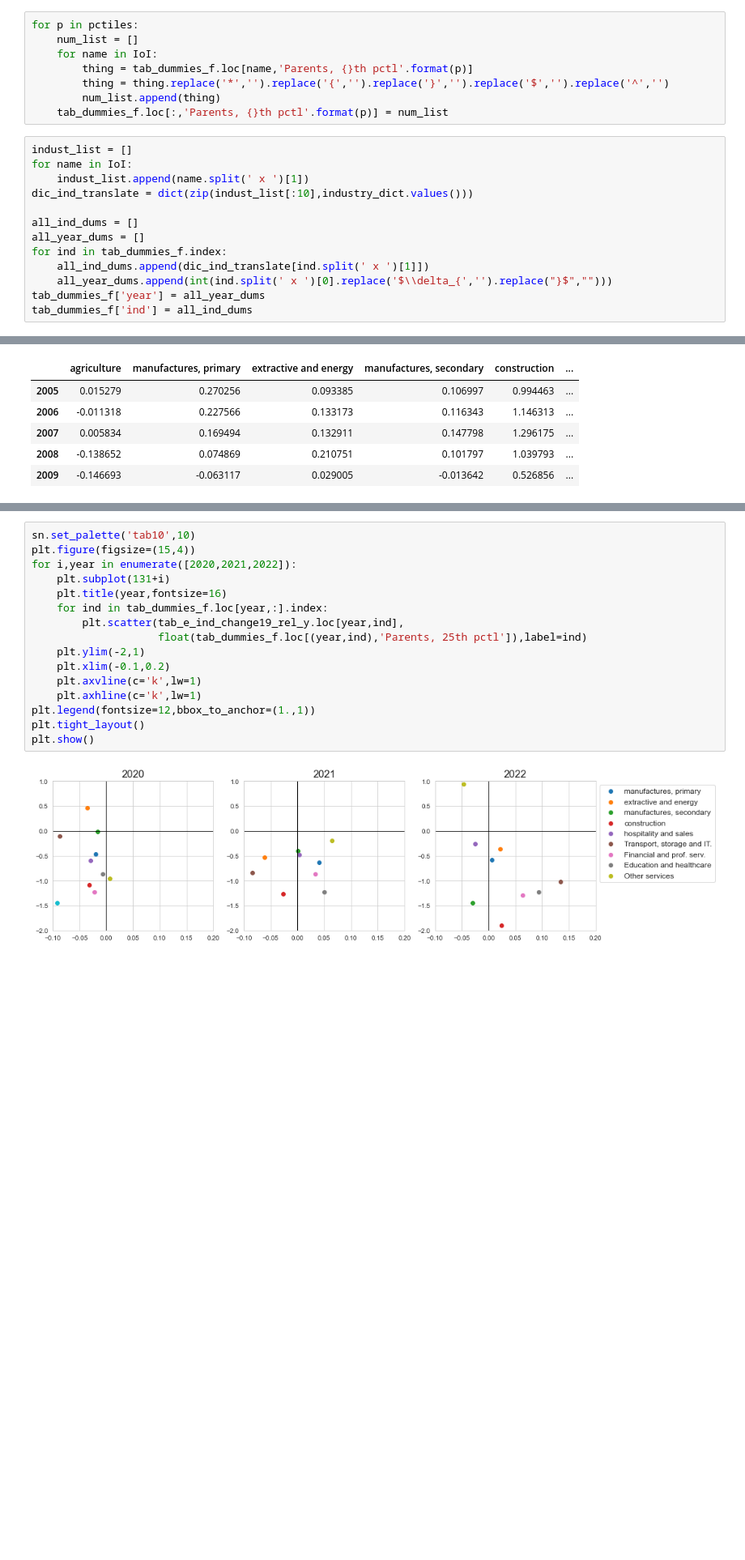
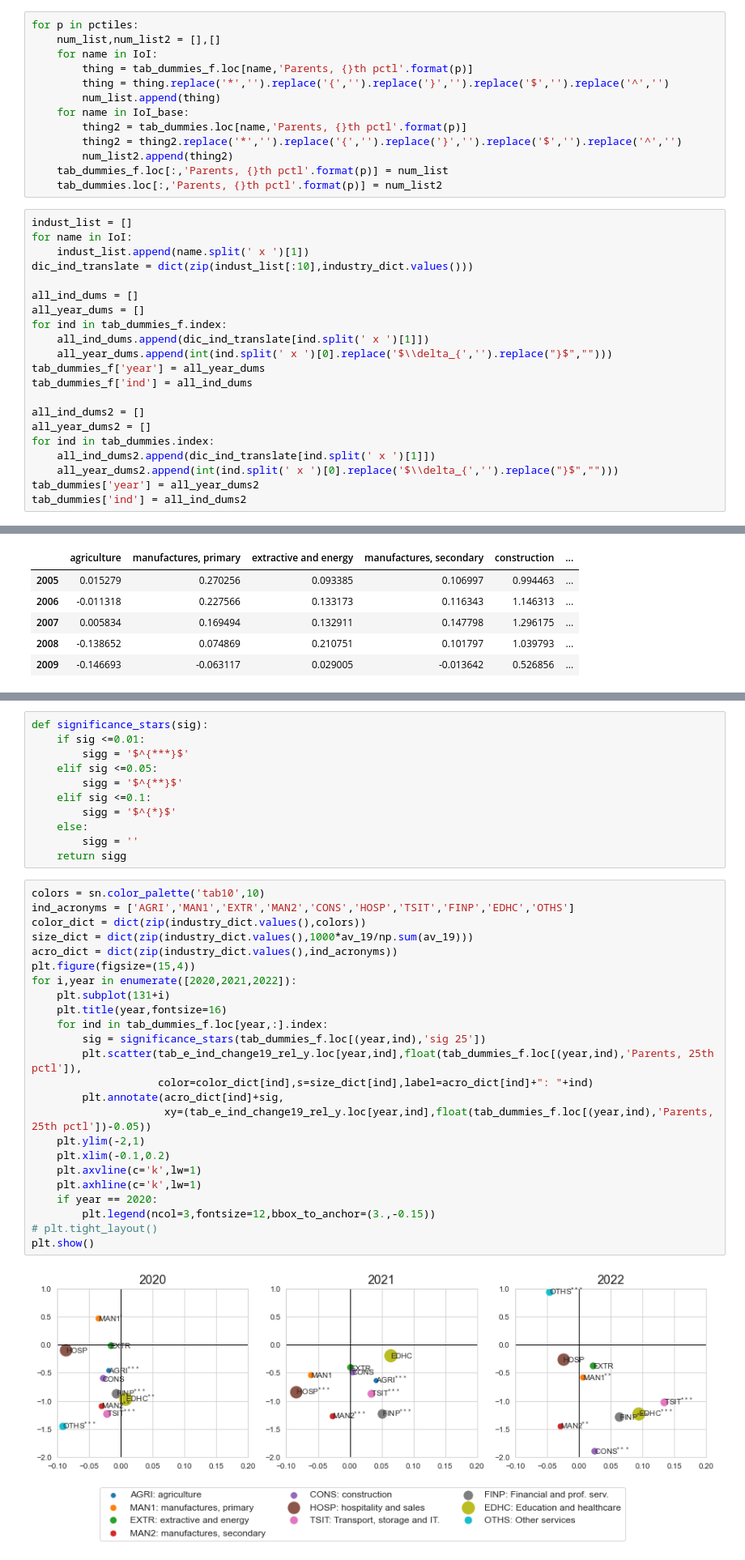
Before and after one commit to crisla/TenMoCoS, a Jupyter notebook: Employment changes and coefficients industry.ipynb, the cells around one changed output, grey strips where cells are left out. Shown at 81% size. Drawn from its saved outputs; the diff is of its cells as text; blank space fills up the shorter version.

Commit message:
More cool plots

```diff
--- a/Employment changes and coefficients industry.ipynb
+++ b/Employment changes and coefficients industry.ipynb
@@ -268,11 +305,16 @@ for p in pctiles:
 # %%
 for p in pctiles:
-    num_list = []
+    num_list,num_list2 = [],[]
     for name in IoI:
         thing = tab_dummies_f.loc[name,'Parents, {}th pctl'.format(p)]
         thing = thing.replace('*','').replace('{','').replace('}','').replace('$','').replace('^','')
         num_list.append(thing)
+    for name in IoI_base:
+        thing2 = tab_dummies.loc[name,'Parents, {}th pctl'.format(p)]
+        thing2 = thing2.replace('*','').replace('{','').replace('}','').replace('$','').replace('^','')
+        num_list2.append(thing2)
     tab_dummies_f.loc[:,'Parents, {}th pctl'.format(p)] = num_list
+    tab_dummies.loc[:,'Parents, {}th pctl'.format(p)] = num_list2
 # %%
 indust_list = []
 for name in IoI:
@@ -286,6 +328,14 @@ for ind in tab_dummies_f.index:
     all_year_dums.append(int(ind.split(' x ')[0].replace('$\\delta_{','').replace("}$","")))
 tab_dummies_f['year'] = all_year_dums
 tab_dummies_f['ind'] = all_ind_dums
+
+all_ind_dums2 = []
+all_year_dums2 = []
+for ind in tab_dummies.index:
+    all_ind_dums2.append(dic_ind_translate[ind.split(' x ')[1]])
+    all_year_dums2.append(int(ind.split(' x ')[0].replace('$\\delta_{','').replace("}$","")))
+tab_dummies['year'] = all_year_dums2
+tab_dummies['ind'] = all_ind_dums2
 # %%
 tab_dummies_f = tab_dummies_f.set_index(['year','ind'])
 tab_dummies_f.head()
@@ -309,21 +384,40 @@ tab_e_ind_change19_rel_y.head()
+# %%
+def significance_stars(sig):
+    if sig <=0.01:
+        sigg = '$^{***}$'
+    elif sig <=0.05:
+        sigg = '$^{**}$'
+    elif sig <=0.1:
+        sigg = '$^{*}$'
+    else:
+        sigg = ''
+    return sigg
 # %%
-sn.set_palette('tab10',10)
+colors = sn.color_palette('tab10',10)
+ind_acronyms = ['AGRI','MAN1','EXTR','MAN2','CONS','HOSP','TSIT','FINP','EDHC','OTHS']
+color_dict = dict(zip(industry_dict.values(),colors))
+size_dict = dict(zip(industry_dict.values(),1000*av_19/np.sum(av_19)))
+acro_dict = dict(zip(industry_dict.values(),ind_acronyms))
 plt.figure(figsize=(15,4))
 for i,year in enumerate([2020,2021,2022]):
     plt.subplot(131+i)
     plt.title(year,fontsize=16)
     for ind in tab_dummies_f.loc[year,:].index:
-        plt.scatter(tab_e_ind_change19_rel_y.loc[year,ind],
-                    float(tab_dummies_f.loc[(year,ind),'Parents, 25th pctl']),label=ind)
+        sig = significance_stars(tab_dummies_f.loc[(year,ind),'sig 25'])
+        plt.scatter(tab_e_ind_change19_rel_y.loc[year,ind],float(tab_dummies_f.loc[(year,ind),'Parents, 25th pctl']),
+                    color=color_dict[ind],s=size_dict[ind],label=acro_dict[ind]+": "+ind)
+        plt.annotate(acro_dict[ind]+sig,
+                     xy=(tab_e_ind_change19_rel_y.loc[year,ind],float(tab_dummies_f.loc[(year,ind),'Parents, 25th pctl'])-0.05))
     plt.ylim(-2,1)
     plt.xlim(-0.1,0.2)
     plt.axvline(c='k',lw=1)
     plt.axhline(c='k',lw=1)
-plt.legend(fontsize=12,bbox_to_anchor=(1.,1))
-plt.tight_layout()
+    if year == 2020:
+        plt.legend(ncol=3,fontsize=12,bbox_to_anchor=(3.,-0.15))
+# plt.tight_layout()
 plt.show()
 # %% [output]
-[figure, old version]
+[figure, new version]
 # %%
 sn.set_palette('tab10',10)
 plt.figure(figsize=(15,15))
```
Also changed, not shown: parts of 11 cells of this notebook, 4 other files.
